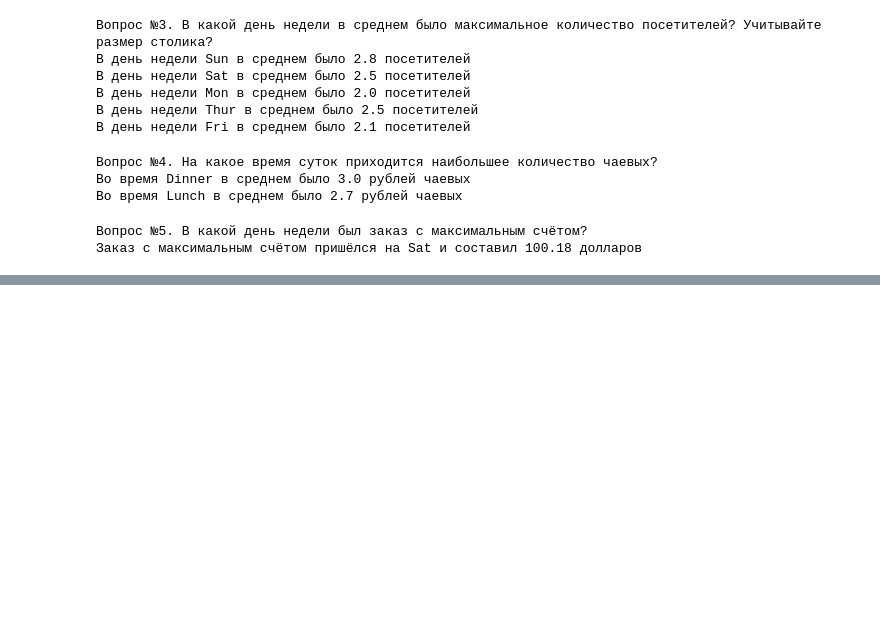
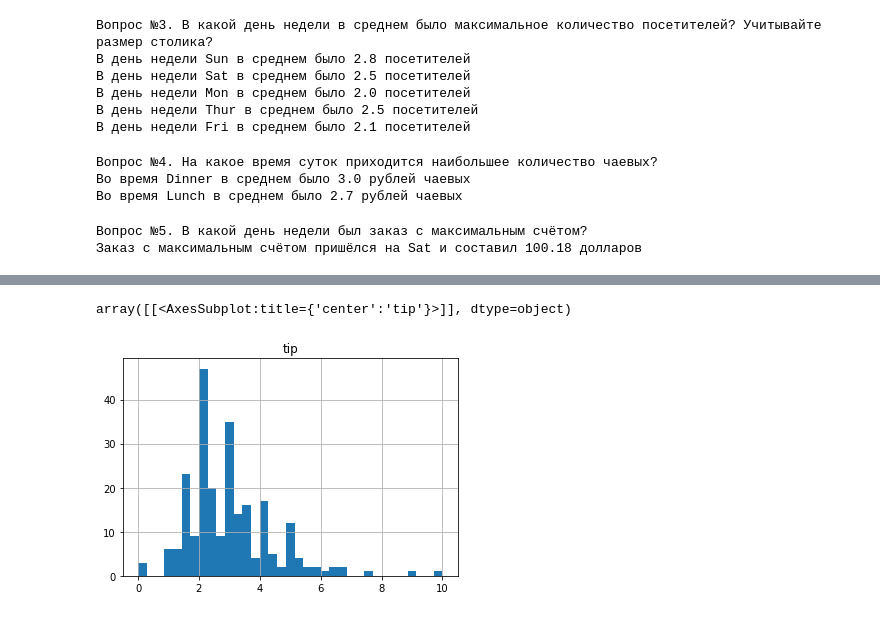
Before and after one commit to Andrew3100/DataScience, a Jupyter notebook: lab1.ipynb, the cells around one changed output, grey strips where cells are left out. Drawn from its saved outputs; the diff is of its cells as text; code cells hidden in the pictures; blank space fills up the shorter version.

```diff
--- a/lab1.ipynb
+++ b/lab1.ipynb
@@ -73,0 +75,6 @@ sbn.barplot(x='day', y='total_bill', hue='smoker', data=AH)
+# %%
+# Построить гистограмму распределения целевого признака - чаевых (tips)
+AH.hist('tip',bins=35)
+# %% [output]
+array([[<AxesSubplot:title={'center':'tip'}>]], dtype=object)
+[figure, added]
```
Also changed, not shown: parts of 5 cells of this notebook.
